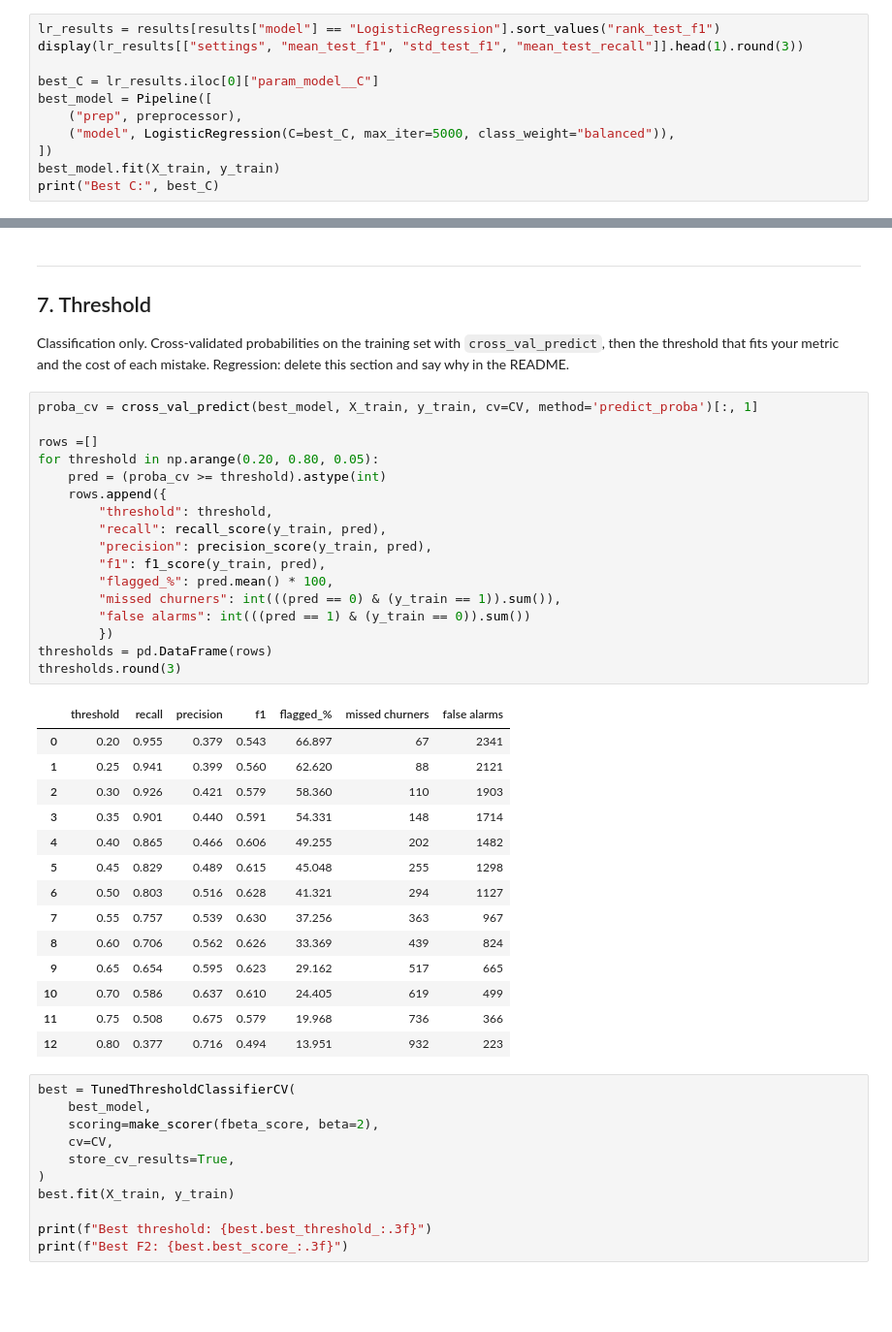
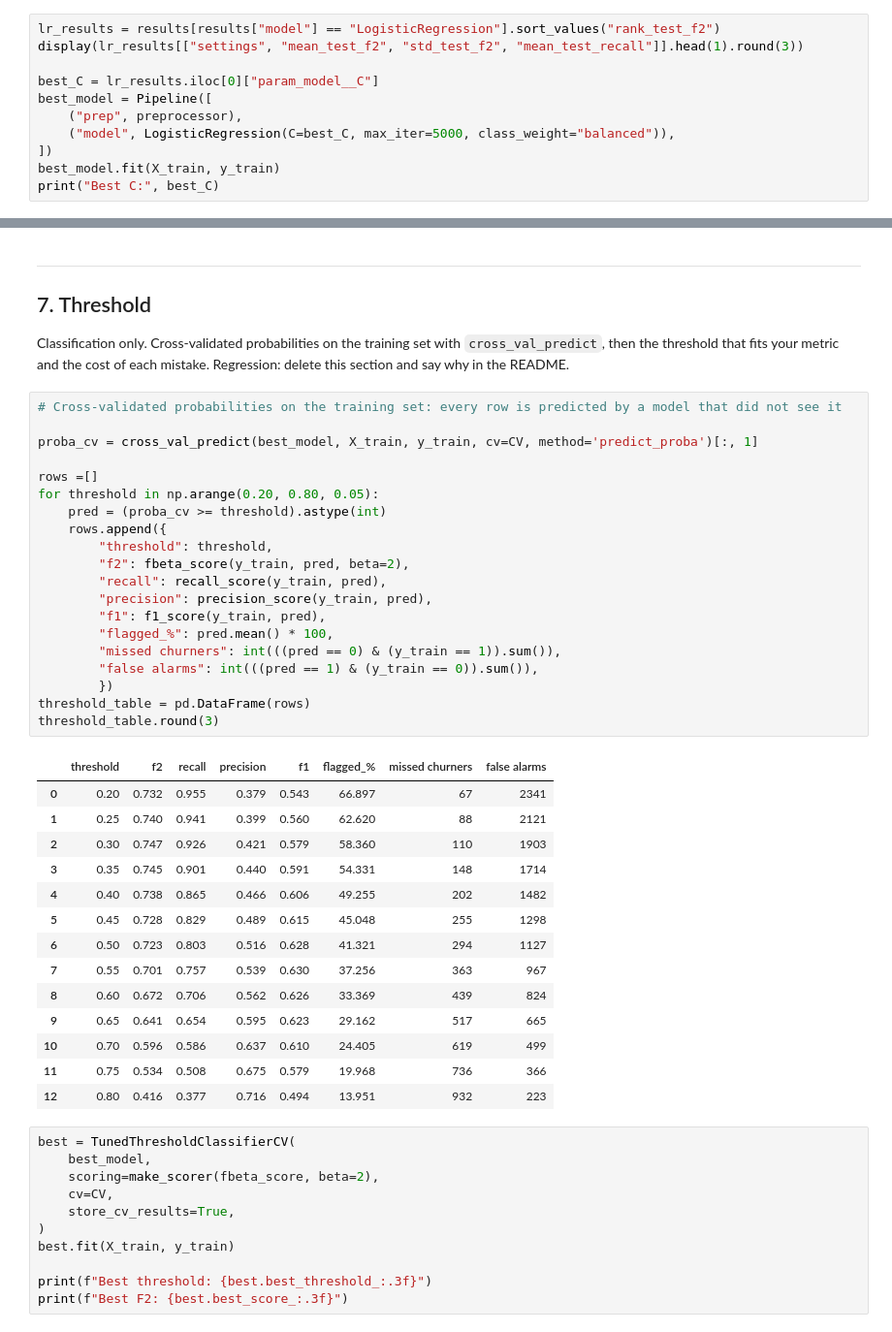
Before and after one commit to jkrstevska/project-2-ml, a Jupyter notebook: notebooks/02_pipelines_and_models.ipynb, the cells around one changed output, grey strips where cells are left out. Shown at 97% size. Cells and saved outputs as stored; diff of their text form; blank space fills up the shorter version.

```diff
--- a/notebooks/02_pipelines_and_models.ipynb
+++ b/notebooks/02_pipelines_and_models.ipynb
@@ -229,6 +286,6 @@ results[["model", "settings", "mean_test_f1", "std_test_f1", "mean_test_recall",
 # %%
-lr_results = results[results["model"] == "LogisticRegression"].sort_values("rank_test_f1")
-display(lr_results[["settings", "mean_test_f1", "std_test_f1", "mean_test_recall"]].head(1).round(3))
+lr_results = results[results["model"] == "LogisticRegression"].sort_values("rank_test_f2")
+display(lr_results[["settings", "mean_test_f2", "std_test_f2", "mean_test_recall"]].head(1).round(3))
 
 best_C = lr_results.iloc[0]["param_model__C"]
 best_model = Pipeline([
@@ -256,37 +317,40 @@ Tuning improved F1 score by about 0.015. The best setting is `HistGradientBoosti
 
 Classification only. Cross-validated probabilities on the training set with `cross_val_predict`, then the threshold that fits your metric and the cost of each mistake. Regression: delete this section and say why in the README.
 # %%
+# Cross-validated probabilities on the training set: every row is predicted by a model that did not see it
+
 proba_cv = cross_val_predict(best_model, X_train, y_train, cv=CV, method='predict_proba')[:, 1]
 
 rows =[]
 for threshold in np.arange(0.20, 0.80, 0.05):
     pred = (proba_cv >= threshold).astype(int)
     rows.append({
         "threshold": threshold,
+        "f2": fbeta_score(y_train, pred, beta=2),
         "recall": recall_score(y_train, pred),
         "precision": precision_score(y_train, pred),
         "f1": f1_score(y_train, pred),
         "flagged_%": pred.mean() * 100,
         "missed churners": int(((pred == 0) & (y_train == 1)).sum()),
-        "false alarms": int(((pred == 1) & (y_train == 0)).sum())
+        "false alarms": int(((pred == 1) & (y_train == 0)).sum()),
         })
-thresholds = pd.DataFrame(rows)
-thresholds.round(3)
+threshold_table = pd.DataFrame(rows)
+threshold_table.round(3)
 # %% [output]
-|  | threshold | recall | precision | f1 | flagged_% | missed churners | false alarms |
-| 0 | 0.20 | 0.955 | 0.379 | 0.543 | 66.897 | 67 | 2341 |
-| 1 | 0.25 | 0.941 | 0.399 | 0.560 | 62.620 | 88 | 2121 |
-| 2 | 0.30 | 0.926 | 0.421 | 0.579 | 58.360 | 110 | 1903 |
-| 3 | 0.35 | 0.901 | 0.440 | 0.591 | 54.331 | 148 | 1714 |
-| 4 | 0.40 | 0.865 | 0.466 | 0.606 | 49.255 | 202 | 1482 |
-| 5 | 0.45 | 0.829 | 0.489 | 0.615 | 45.048 | 255 | 1298 |
-| 6 | 0.50 | 0.803 | 0.516 | 0.628 | 41.321 | 294 | 1127 |
-| 7 | 0.55 | 0.757 | 0.539 | 0.630 | 37.256 | 363 | 967 |
-| 8 | 0.60 | 0.706 | 0.562 | 0.626 | 33.369 | 439 | 824 |
-| 9 | 0.65 | 0.654 | 0.595 | 0.623 | 29.162 | 517 | 665 |
-| 10 | 0.70 | 0.586 | 0.637 | 0.610 | 24.405 | 619 | 499 |
-| 11 | 0.75 | 0.508 | 0.675 | 0.579 | 19.968 | 736 | 366 |
-| 12 | 0.80 | 0.377 | 0.716 | 0.494 | 13.951 | 932 | 223 |
+|  | threshold | f2 | recall | precision | f1 | flagged_% | missed churners | false alarms |
+| 0 | 0.20 | 0.732 | 0.955 | 0.379 | 0.543 | 66.897 | 67 | 2341 |
+| 1 | 0.25 | 0.740 | 0.941 | 0.399 | 0.560 | 62.620 | 88 | 2121 |
+| 2 | 0.30 | 0.747 | 0.926 | 0.421 | 0.579 | 58.360 | 110 | 1903 |
+| 3 | 0.35 | 0.745 | 0.901 | 0.440 | 0.591 | 54.331 | 148 | 1714 |
+| 4 | 0.40 | 0.738 | 0.865 | 0.466 | 0.606 | 49.255 | 202 | 1482 |
+| 5 | 0.45 | 0.728 | 0.829 | 0.489 | 0.615 | 45.048 | 255 | 1298 |
+| 6 | 0.50 | 0.723 | 0.803 | 0.516 | 0.628 | 41.321 | 294 | 1127 |
+| 7 | 0.55 | 0.701 | 0.757 | 0.539 | 0.630 | 37.256 | 363 | 967 |
+| 8 | 0.60 | 0.672 | 0.706 | 0.562 | 0.626 | 33.369 | 439 | 824 |
+| 9 | 0.65 | 0.641 | 0.654 | 0.595 | 0.623 | 29.162 | 517 | 665 |
+| 10 | 0.70 | 0.596 | 0.586 | 0.637 | 0.610 | 24.405 | 619 | 499 |
+| 11 | 0.75 | 0.534 | 0.508 | 0.675 | 0.579 | 19.968 | 736 | 366 |
+| 12 | 0.80 | 0.416 | 0.377 | 0.716 | 0.494 | 13.951 | 932 | 223 |
 # %%
 best = TunedThresholdClassifierCV(
     best_model,
```
Also changed, not shown: parts of 16 cells of this notebook, 3 other files.
